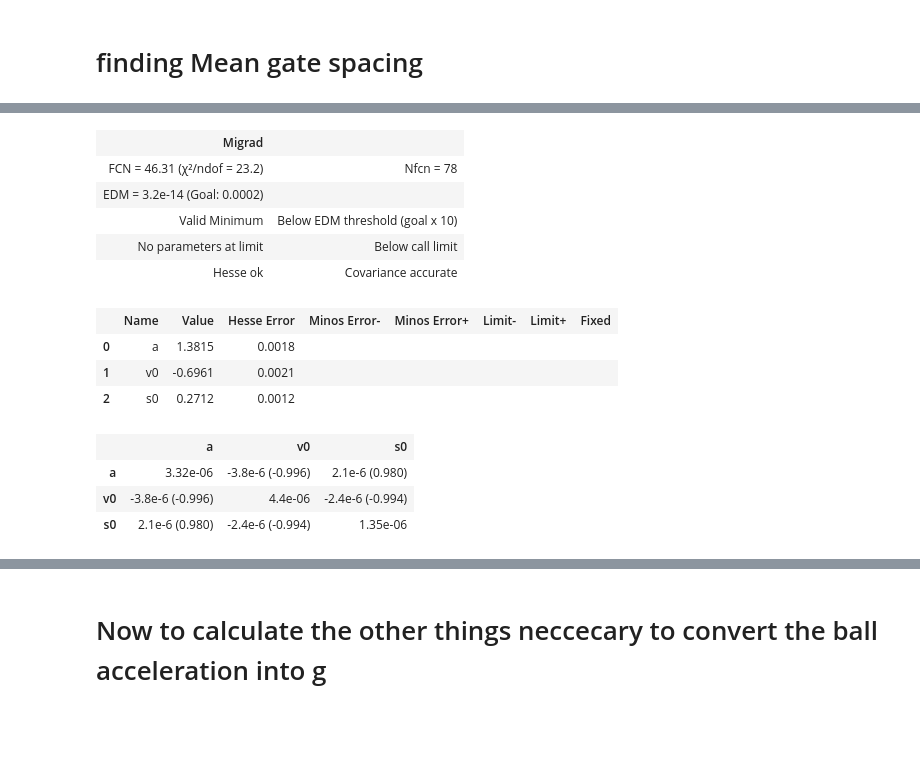
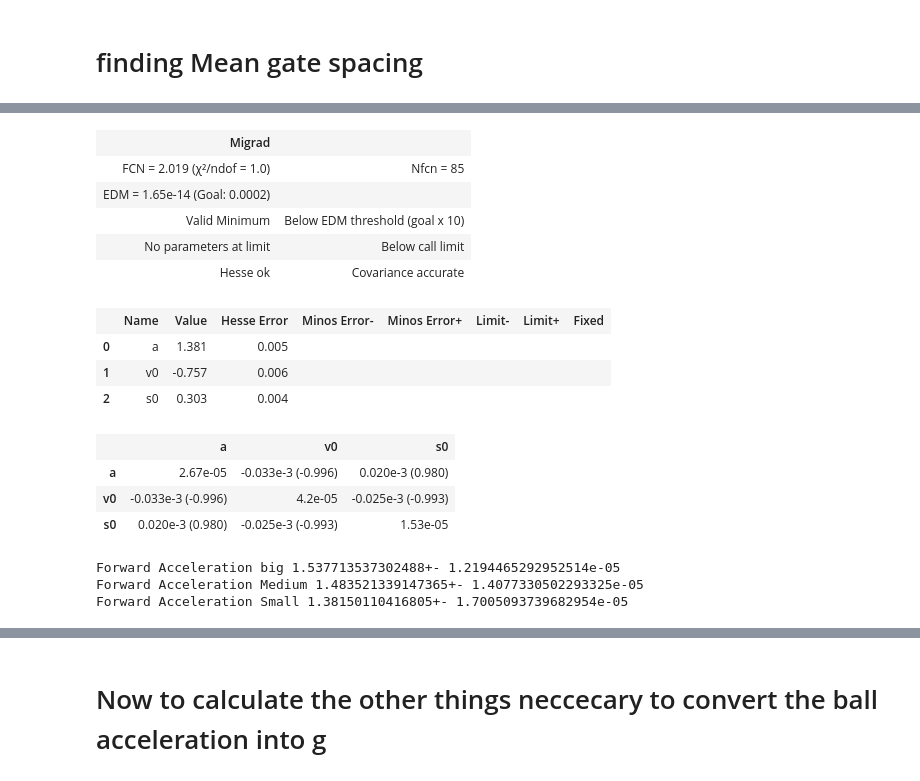
Before and after one commit to NikolajMunkKjaersgaard/Appstat-project, a Jupyter notebook: Project/BallOnIncline/Nikolaj_MeasurementsLab.ipynb, the cells around one changed output, grey strips where cells are left out. Saved outputs shown, nothing was run; the diff lists cells and outputs as text; code cells hidden in the pictures; blank space fills up the shorter version.

```diff
--- a/Project/BallOnIncline/Nikolaj_MeasurementsLab.ipynb
+++ b/Project/BallOnIncline/Nikolaj_MeasurementsLab.ipynb
@@ -45,8 +47,12 @@ GateNamesig = [sig_gate1, sig_gate2, sig_gate3, sig_gate4, sig_gate5]
 GateXMeans  = []
 GateXSigmas = []
 
+# for xi, si in zip(GateNamex, GateNamesig):
+#     WmeanX, std = WeigthedMean(xi, si)
+#     GateXMeans.append(WmeanX)
+#     GateXSigmas.append(std)
 for xi, si in zip(GateNamex, GateNamesig):
-    WmeanX, std = WeigthedMean(xi, si)
+    WmeanX, std = [np.mean(xi), np.std(si, ddof=1)]
     GateXMeans.append(WmeanX)
     GateXSigmas.append(std)
 # %%
@@ -116,8 +119,8 @@ def find_midpoints(time, voltage):
 filename = 'Waveforms_data/Big_1.csv'
 # Read the data and plot it (possibly with passing times in):
 
-trim = 2000
-trimend = 2000
+trim = 90000
+trimend = 99550
 time, voltage = read_csv(filename, trim,trimend)
 
 timepass, time_Sigma = find_midpoints(time, voltage)
@@ -126,7 +129,7 @@ fig, ax = plt.subplots(figsize=(14, 6))
 ax.plot(time, voltage, 'k.', label='Measurements')
 #adding a vertical line at each time the ball passes
 for t in timepass:
-    ax.axvline(t, color='r', linestyle='--', label='Ball pass' if t == timepass[0] else "")
+    ax.axvline(t, color='r', linestyle='--',linewidth=4 , label='Ball pass' if t == timepass[0] else "")
 ax.set_title("Data from Ball-on-Incline experiment")
 ax.set_xlabel("Time (s)", fontsize=18)
 ax.set_ylabel("Voltage (V)", fontsize=18)
@@ -154,24 +157,24 @@ def Parapolic_fit(x, a ,v0, s0):
     y = 1/2*a *x**2 +v0*x+ s0
     return y
 # %%
-ParabolicFitObj = cost.LeastSquares(x = TimeArray[12], y =GateXMeans, yerror=GateXSigmas, model= Parapolic_fit)
+ParabolicFitObj = cost.LeastSquares(x = TimeArray[10], y =GateXMeans, yerror=GateXSigmas, model= Parapolic_fit)
 fit = Minuit(ParabolicFitObj, a=0.6, s0 = 2, v0 = 2)
 fit.migrad()
 # %% [output]
 | Migrad |  |
-| FCN = 46.31 (χ²/ndof = 23.2) | Nfcn = 78 |
-| EDM = 3.2e-14 (Goal: 0.0002) |  |
+| FCN = 2.019 (χ²/ndof = 1.0) | Nfcn = 85 |
+| EDM = 1.65e-14 (Goal: 0.0002) |  |
 | Valid Minimum | Below EDM threshold (goal x 10) |
 | No parameters at limit | Below call limit |
 | Hesse ok | Covariance accurate |
 |  | Name | Value | Hesse Error | Minos Error- | Minos Error+ | Limit- | Limit+ | Fixed |
-| 0 | a | 1.3815 | 0.0018 |  |  |  |  |  |
-| 1 | v0 | -0.6961 | 0.0021 |  |  |  |  |  |
-| 2 | s0 | 0.2712 | 0.0012 |  |  |  |  |  |
+| 0 | a | 1.381 | 0.005 |  |  |  |  |  |
+| 1 | v0 | -0.757 | 0.006 |  |  |  |  |  |
+| 2 | s0 | 0.303 | 0.004 |  |  |  |  |  |
 |  | a | v0 | s0 |
-| a | 3.32e-06 | -3.8e-6 (-0.996) | 2.1e-6 (0.980) |
-| v0 | -3.8e-6 (-0.996) | 4.4e-06 | -2.4e-6 (-0.994) |
-| s0 | 2.1e-6 (0.980) | -2.4e-6 (-0.994) | 1.35e-06 |
+| a | 2.67e-05 | -0.033e-3 (-0.996) | 0.020e-3 (0.980) |
+| v0 | -0.033e-3 (-0.996) | 4.2e-05 | -0.025e-3 (-0.993) |
+| s0 | 0.020e-3 (0.980) | -0.025e-3 (-0.993) | 1.53e-05 |
 # %%
 AccelerationValueArray = []
 AccelerationSigmaArray = []
@@ -200,12 +203,20 @@ ReverseAccelerationValuesSmall = ReverseAccelerationValues[4:8]
 ForwardAccelerationValuesMedium = ForwardAccelerationValues[8:12]
 ReverseAccelerationValuesMedium = ReverseAccelerationValues[8:12]
 # %%
-# # Using a normal mean with a std
-# ForwardAccelerationBig = np.array([np.mean(ForwardAccelerationValuesBig[:,0]),np.std(ForwardAccelerationValuesBig[:,1] )])
-# ForwardAccelerationMedium = np.array([np.mean(ForwardAccelerationValuesMedium[:,0]),np.std(ForwardAccelerationValuesMedium[:,1] )])
-# ForwardAccelerationSmall = np.array([np.mean(ForwardAccelerationValuesSmall[:,0]),np.std(ForwardAccelerationValuesSmall[:,1] )])
-#
-# print(f'Forward Acceleration big {ForwardAccelerationBig[0]}+- {ForwardAccelerationBig[1]}')
-# print(f'Forward Acceleration Medium {ForwardAccelerationMedium[0]}+- {ForwardAccelerationMedium[1]}')
-# print(f'Forward Acceleration Small {ForwardAccelerationSmall[0]}+- {ForwardAccelerationSmall[1]}')
+# Using a normal mean with a std
+ForwardAccelerationBig = np.array([np.mean(ForwardAccelerationValuesBig[:,0]),np.std(ForwardAccelerationValuesBig[:,1] )])
+ForwardAccelerationMedium = np.array([np.mean(ForwardAccelerationValuesMedium[:,0]),np.std(ForwardAccelerationValuesMedium[:,1] )])
+ForwardAccelerationSmall = np.array([np.mean(ForwardAccelerationValuesSmall[:,0]),np.std(ForwardAccelerationValuesSmall[:,1] )])
+
+ReverseAccelerationBig = np.array([np.mean(ReverseAccelerationValuesBig[:,0]),np.std(ReverseAccelerationValuesBig[:,1] )])
+ReverseAccelerationMedium = np.array([np.mean(ReverseAccelerationValuesMedium[:,0]),np.std(ReverseAccelerationValuesMedium[:,1] )])
+ReverseAccelerationSmall = np.array([np.mean(ReverseAccelerationValuesSmall[:,0]),np.std(ReverseAccelerationValuesSmall[:,1] )])
+
+print(f'Forward Acceleration big {ForwardAccelerationBig[0]}+- {ForwardAccelerationBig[1]}')
+print(f'Forward Acceleration Medium {ForwardAccelerationMedium[0]}+- {ForwardAccelerationMedium[1]}')
+print(f'Forward Acceleration Small {ForwardAccelerationSmall[0]}+- {ForwardAccelerationSmall[1]}')
+# %% [output]
+Forward Acceleration big 1.537713537302488+- 1.2194465292952514e-05
+Forward Acceleration Medium 1.483521339147365+- 1.4077330502293325e-05
+Forward Acceleration Small 1.38150110416805+- 1.7005093739682954e-05
 # %%
```
Also changed, not shown: parts of 18 cells of this notebook.
